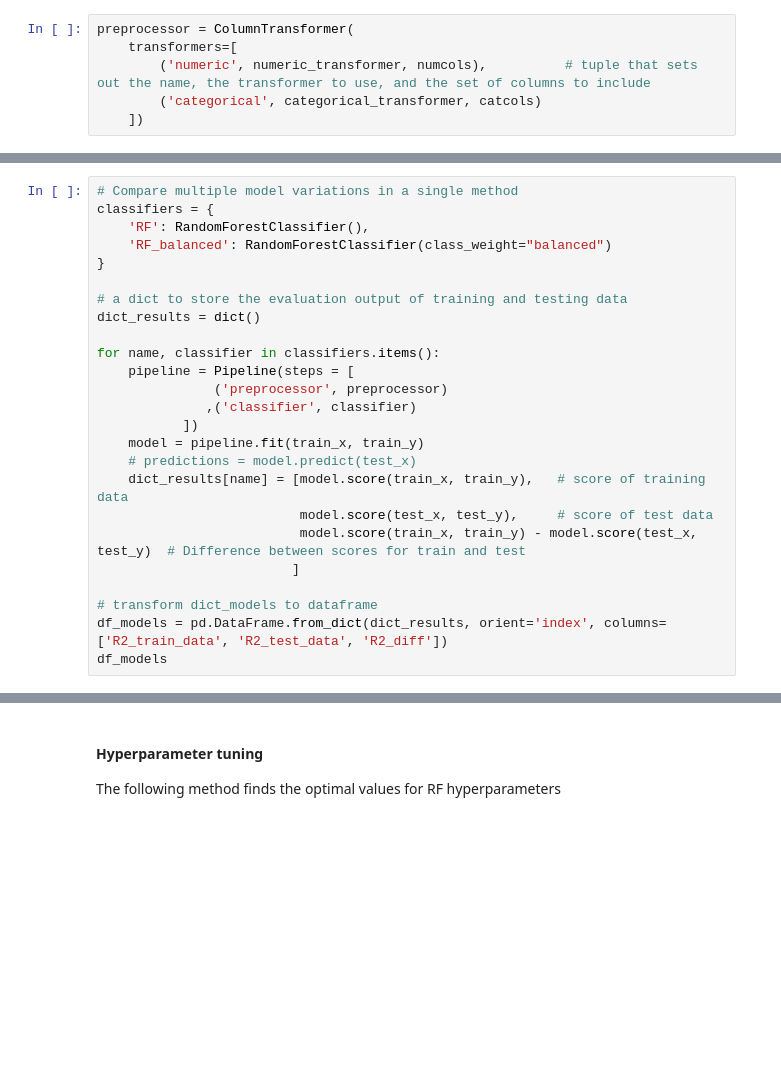
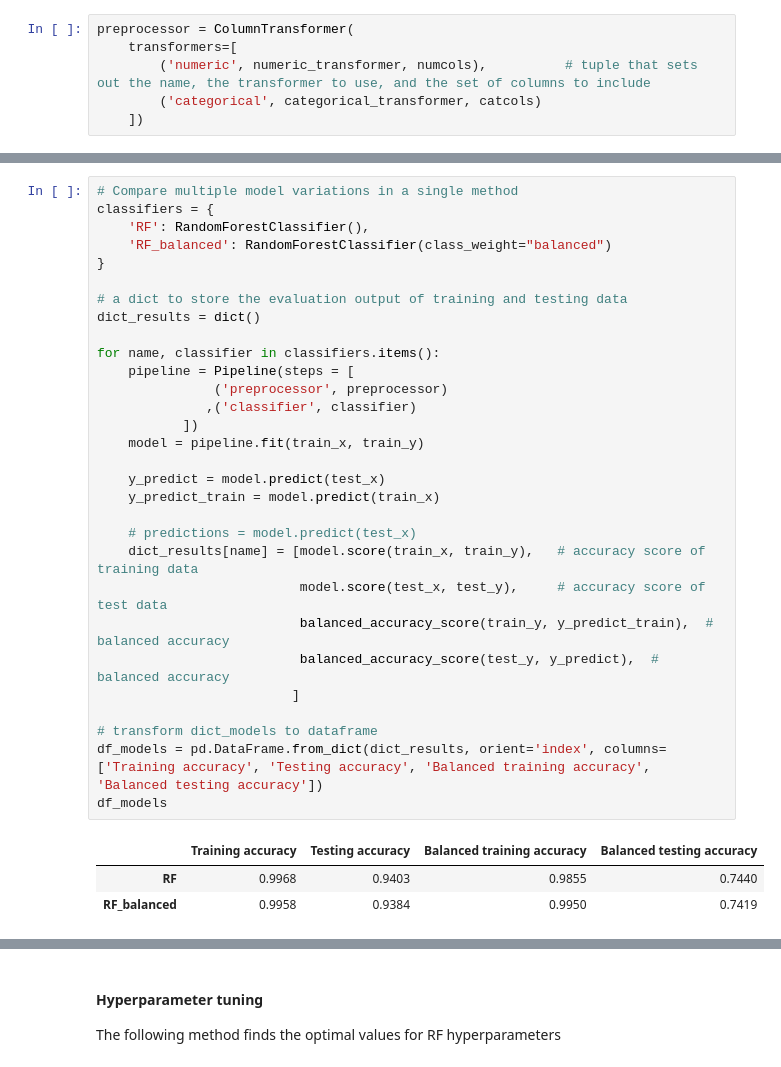
Before and after one commit to joepost/casa0006_assessment, a Jupyter notebook: final-assessment.ipynb, the cells around one changed output, grey strips where cells are left out. Drawn from its saved outputs; the diff is of its cells as text; blank space fills up the shorter version.

Commit message:
test comparison of RF with balanced RF - TBC

```diff
--- a/final-assessment.ipynb
+++ b/final-assessment.ipynb
@@ -397,28 +381,37 @@ Pipeline(steps=[('preprocessor',
 # %%
 # Compare multiple model variations in a single method
 classifiers = {
     'RF': RandomForestClassifier(),
     'RF_balanced': RandomForestClassifier(class_weight="balanced")
 }
 
 # a dict to store the evaluation output of training and testing data
 dict_results = dict()
 
 for name, classifier in classifiers.items():
     pipeline = Pipeline(steps = [
                ('preprocessor', preprocessor)
               ,('classifier', classifier)
            ])
     model = pipeline.fit(train_x, train_y)
+
+    y_predict = model.predict(test_x)
+    y_predict_train = model.predict(train_x)
+
     # predictions = model.predict(test_x)
-    dict_results[name] = [model.score(train_x, train_y),   # score of training data
-                          model.score(test_x, test_y),     # score of test data
-                          model.score(train_x, train_y) - model.score(test_x, test_y)  # Difference between scores for train and test
+    dict_results[name] = [model.score(train_x, train_y),   # accuracy score of training data
+                          model.score(test_x, test_y),     # accuracy score of test data
+                          balanced_accuracy_score(train_y, y_predict_train),  # balanced accuracy
+                          balanced_accuracy_score(test_y, y_predict),  # balanced accuracy
                          ]
 
 # transform dict_models to dataframe
-df_models = pd.DataFrame.from_dict(dict_results, orient='index', columns=['R2_train_data', 'R2_test_data', 'R2_diff'])
+df_models = pd.DataFrame.from_dict(dict_results, orient='index', columns=['Training accuracy', 'Testing accuracy', 'Balanced training accuracy', 'Balanced testing accuracy'])
 df_models
+# %% [output]
+|  | Training accuracy | Testing accuracy | Balanced training accuracy | Balanced testing accuracy |
+| RF | 0.9968 | 0.9403 | 0.9855 | 0.7440 |
+| RF_balanced | 0.9958 | 0.9384 | 0.9950 | 0.7419 |
 # %%
 # Evaluate random forest model
 print(f"Training score: {rf_model.score(train_x, train_y)}")
```
Also changed, not shown: parts of 4 cells of this notebook.
